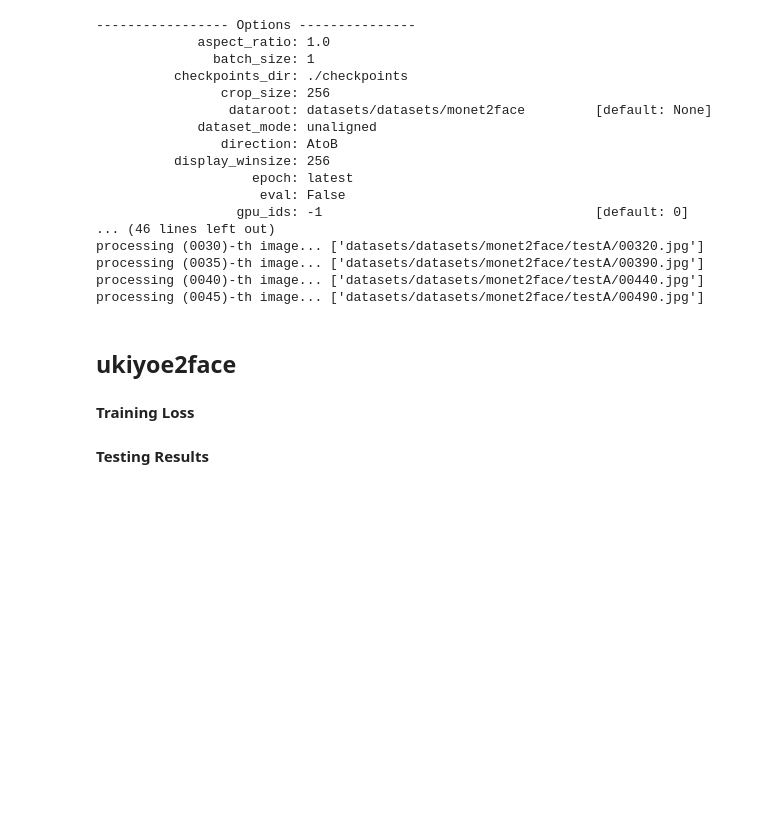
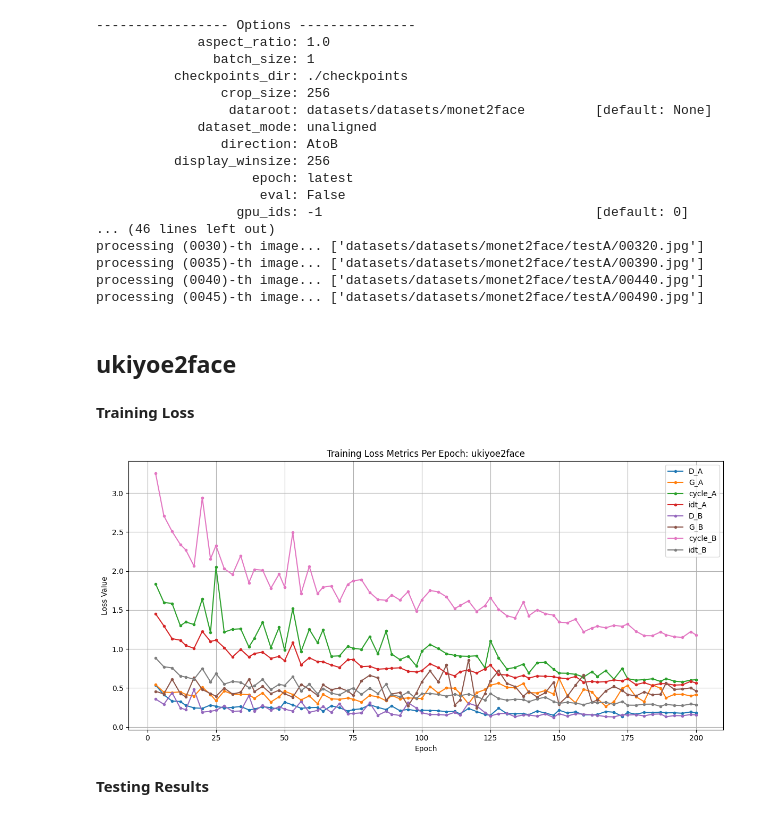
Before and after one commit to Kerrk07/Style-Transfer, a Jupyter notebook: Result.ipynb, the cells around one changed output. Saved outputs shown, nothing was run; the diff lists cells and outputs as text; code cells hidden in the pictures; blank space fills up the shorter version.

Commit message:
ukiyoe

```diff
--- a/Result.ipynb
+++ b/Result.ipynb
@@ -176,8 +176,10 @@ processing (0045)-th image... ['datasets/datasets/monet2face/testA/00490.jpg']
 # %%
 ukiyoe_path = 'checkpoints/ukiyoe2face/loss_log.txt'
 # %%
-ukiyoe_results = parser(monet_path)
+ukiyoe_results = parser(ukiyoe_path)
 loss_plot(ukiyoe_results,'ukiyoe2face')
+# %% [output]
+[figure, added]
 # %% [markdown]
 **Testing Results**
 # %%
```
Also changed, not shown: parts of 6 cells of this notebook, 24 other files.
